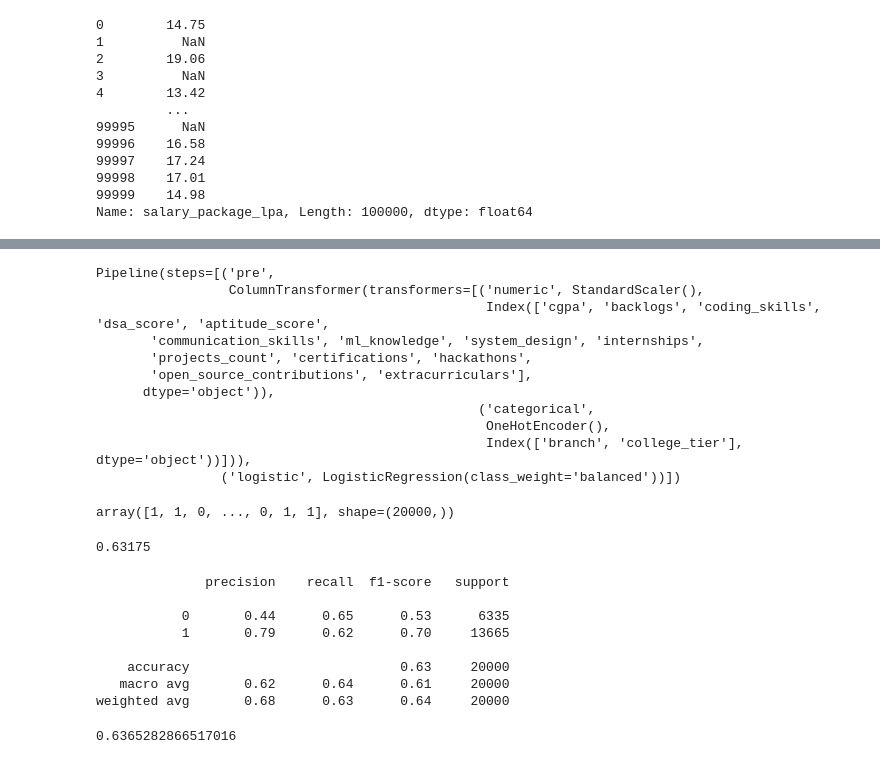
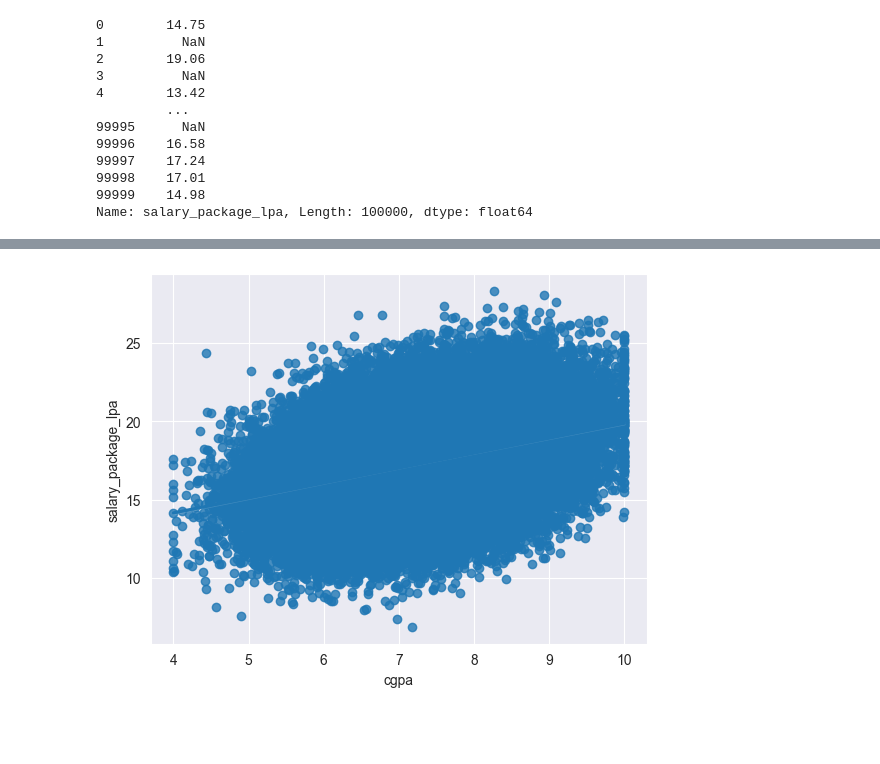
Before and after one commit to kaymansrinivasan/Machine_Learning, a Jupyter notebook: student_placement_prediction.ipynb, the cells around one changed output, grey strips where cells are left out. Cells and saved outputs as stored; diff of their text form; code cells hidden in the pictures; blank space fills up the shorter version.

```diff
--- a/student_placement_prediction.ipynb
+++ b/student_placement_prediction.ipynb
@@ -240,42 +311,5 @@ pipeline = Pipeline([
-# %%
-pipeline.fit(x_train, y_cal_train)
-# %% [output]
-Pipeline(steps=[('pre',
-                 ColumnTransformer(transformers=[('numeric', StandardScaler(),
-                                                  Index(['cgpa', 'backlogs', 'coding_skills', 'dsa_score', 'aptitude_score',
-       'communication_skills', 'ml_knowledge', 'system_design', 'internships',
-       'projects_count', 'certifications', 'hackathons',
-       'open_source_contributions', 'extracurriculars'],
-      dtype='object')),
-                                                 ('categorical',
-                                                  OneHotEncoder(),
-                                                  Index(['branch', 'college_tier'], dtype='object'))])),
-                ('logistic', LogisticRegression(class_weight='balanced'))])
-# %%
-y_pred = pipeline.predict(x_test)
-y_pred
-# %% [output]
-array([1, 1, 0, ..., 0, 1, 1], shape=(20000,))
-# %%
-from sklearn.metrics import accuracy_score
-accuracy_score(y_cal_test, y_pred)
-# %% [output]
-0.63175
-# %%
-from sklearn.metrics import classification_report
-
-print(classification_report(y_cal_test, y_pred))
-# %% [output]
-              precision    recall  f1-score   support
-
-           0       0.44      0.65      0.53      6335
-           1       0.79      0.62      0.70     13665
-
-    accuracy                           0.63     20000
-   macro avg       0.62      0.64      0.61     20000
-weighted avg       0.68      0.63      0.64     20000
-# %%
-from sklearn.metrics import roc_auc_score
-roc_auc_score(y_cal_test, y_pred)
-# %% [output]
-0.6365282866517016
+# %%
+sns.regplot(x="cgpa", y= y_reg, data=df)
+plt.show()
+# %% [output]
+[figure, added]
```
Also changed, not shown: parts of 62 cells of this notebook, 2 other files.
